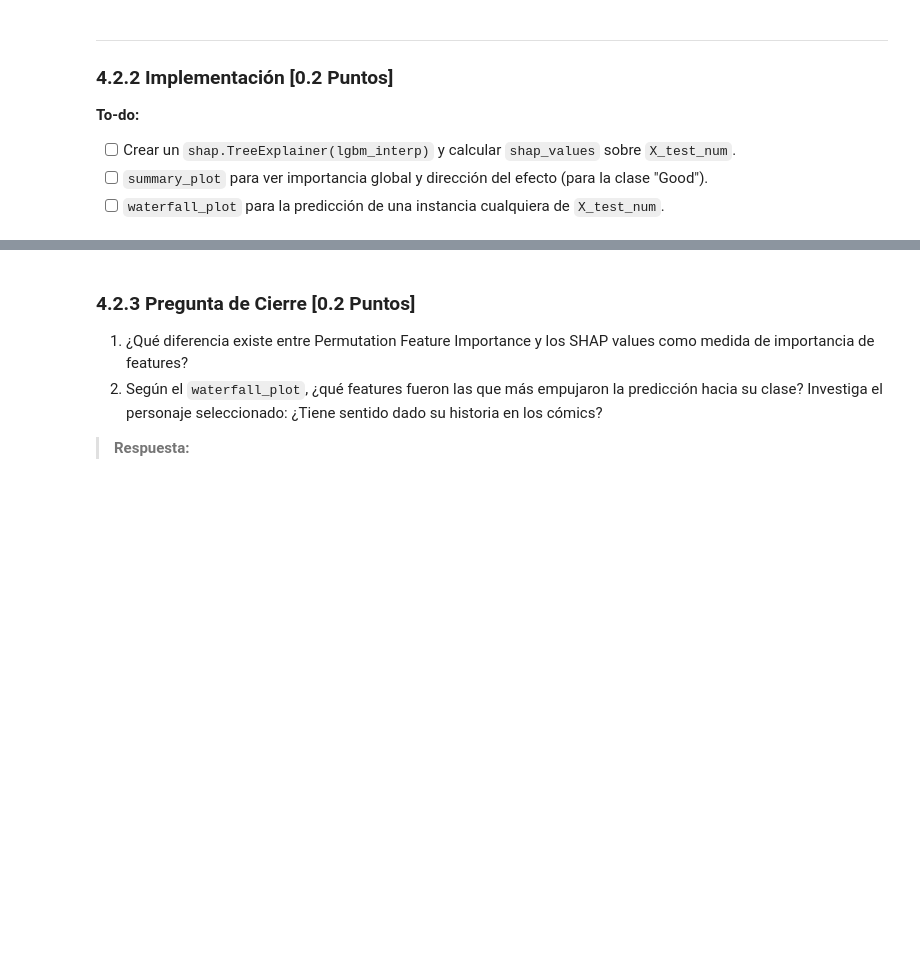
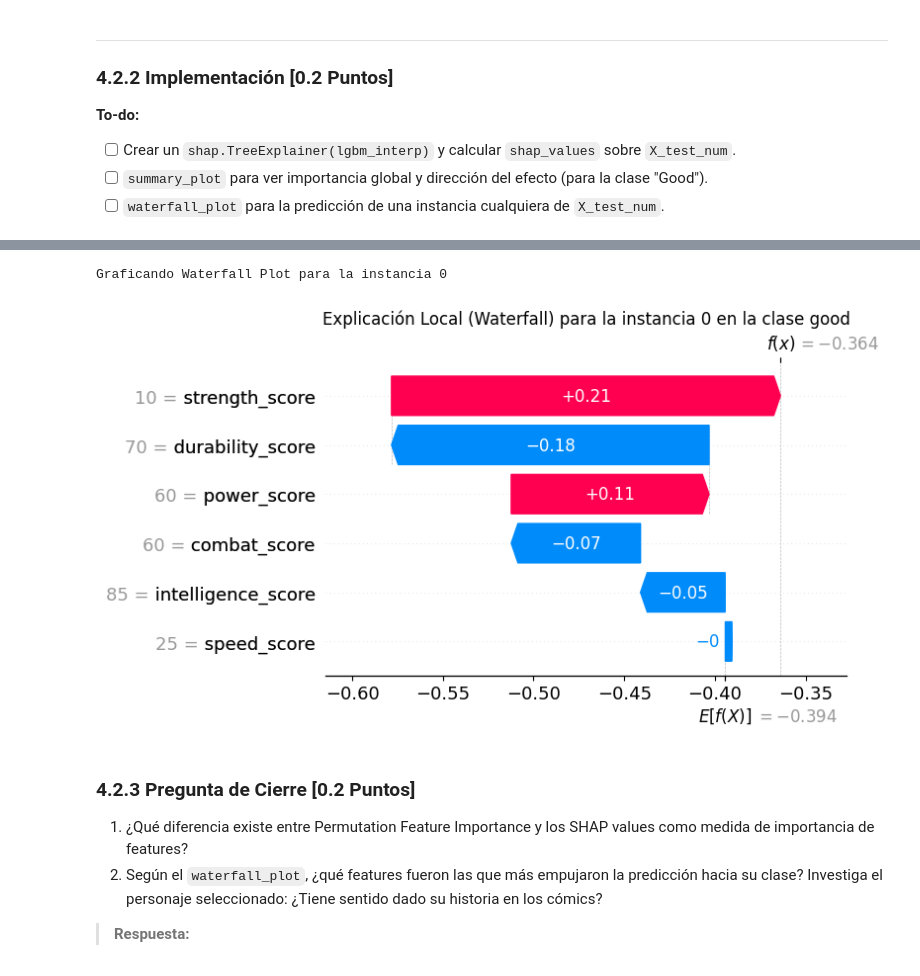
Before and after one commit to BAFCS/MDS7202, a Jupyter notebook: Labs/Lab_7/Lab7_enunciado.ipynb, the cells around one changed output, grey strips where cells are left out. Cells and saved outputs as stored; diff of their text form; code cells hidden in the pictures; blank space fills up the shorter version.

```diff
--- a/Labs/Lab_7/Lab7_enunciado.ipynb
+++ b/Labs/Lab_7/Lab7_enunciado.ipynb
@@ -903,3 +964,18 @@ Responde las siguientes preguntas con tus propias palabras:
+# %%
+instancia_idx = 0
+
+# nombre_personaje = X_test_num.index[instancia_idx]
+print(f"Graficando Waterfall Plot para la instancia {instancia_idx}")
+
+plt.figure(figsize=(10, 6))
+# Pasamos los shap_values de esa fila específica y de la clase "Good"
+shap.plots.waterfall(shap_values[instancia_idx, :, clase_good_idx], show=False)
+plt.title(f"Explicación Local (Waterfall) para la instancia {instancia_idx} en la clase good", fontsize=12)
+plt.tight_layout()
+plt.show()
+# %% [output]
+Graficando Waterfall Plot para la instancia 0
+[figure, added]
 # %% [markdown]
 ### 4.2.3 Pregunta de Cierre [0.2 Puntos]
 
```
Also changed, not shown: parts of 5 cells of this notebook.
